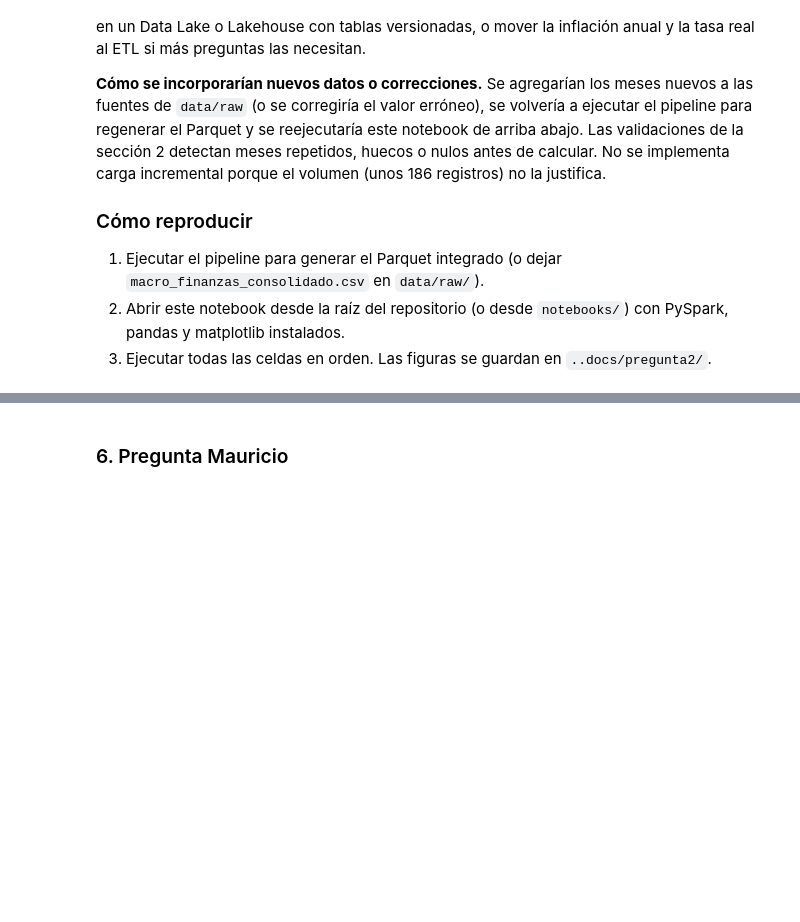
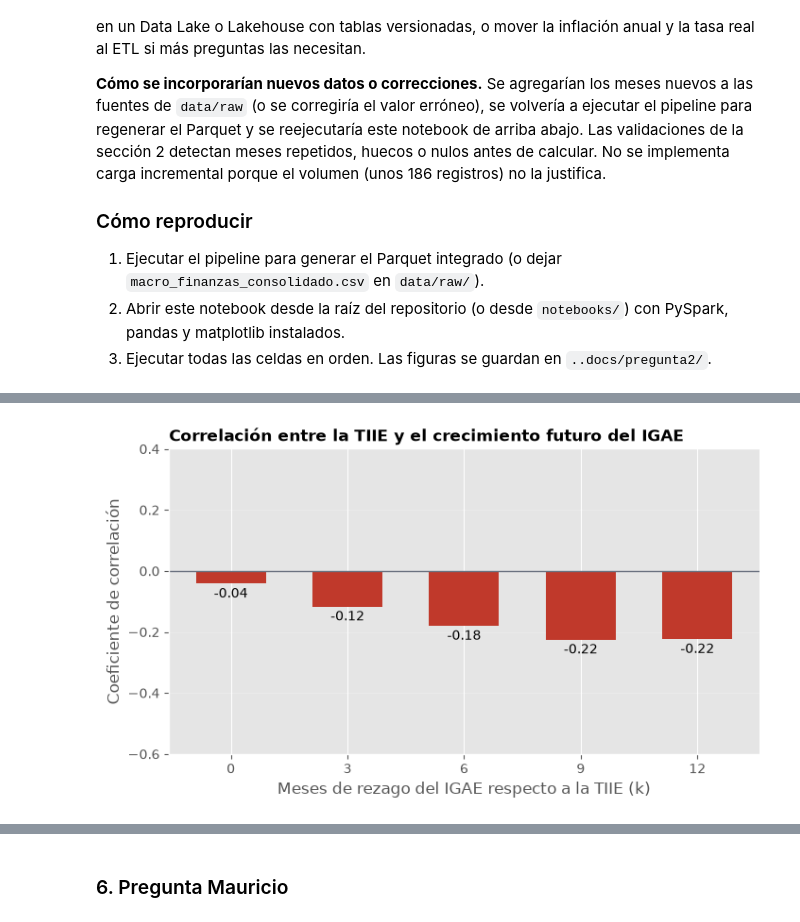
Before and after one commit to mauriciozimag/PyEconGDL, a Jupyter notebook: notebooks/reporte_de_proyecto.ipynb, the cells around one changed output, grey strips where cells are left out. Cells and saved outputs as stored; diff of their text form; code cells hidden in the pictures; blank space fills up the shorter version.

```diff
--- a/notebooks/reporte_de_proyecto.ipynb
+++ b/notebooks/reporte_de_proyecto.ipynb
@@ -408,0 +647,26 @@ Recorrido de los datos en el proyecto y lugar de este notebook:
+# %%
+#Cálculo de indicadores
+pdf_igae = actividad_monetaria.toPandas()
+anual_igae = igae_por_anio.toPandas()
+corr_igae = rezagos_igae_df.toPandas()
+
+n_igae = len(pdf_igae)
+contrac = int(pdf_igae["CONTRACCION_IGAE"].sum())
+crec_restr = pdf_igae.loc[pdf_igae["POSTURA_MONETARIA"] == "Restrictiva", "CREC_IGAE_ANUAL"].mean()
+crec_acom = pdf_igae.loc[pdf_igae["POSTURA_MONETARIA"] == "Acomodaticia", "CREC_IGAE_ANUAL"].mean()
+min_igae = pdf_igae.loc[pdf_igae["CREC_IGAE_ANUAL"].idxmin()]
+max_igae = pdf_igae.loc[pdf_igae["CREC_IGAE_ANUAL"].idxmax()]
+corr_igae_0 = float(corr_igae.loc[corr_igae["REZAGO_MESES"] == 0, "CORRELACION"].iloc[0])
+min_corr_row = corr_igae.loc[corr_igae["CORRELACION"].idxmin()]
+
+print("INDICADOR 1 · Crecimiento del IGAE según postura monetaria")
+print(f"  Crecimiento anual promedio del IGAE: {pdf_igae['CREC_IGAE_ANUAL'].mean():.2f}% ({pdf_igae['CICLO'].iloc[0]} a {pdf_igae['CICLO'].iloc[-1]})")
+print(f"  Crecimiento promedio con TIIE Restrictiva (>= mediana {pdf_igae['TIIE_MEDIANA'].iloc[0]:.2f}%): {crec_restr:.2f}%")
+print(f"  Crecimiento promedio con TIIE Acomodaticia (< mediana): {crec_acom:.2f}%")
+print(f"  Meses con contracción anual del IGAE: {contrac} de {n_igae} ({contrac / n_igae:.1%})")
+print(f"  Mínimo crecimiento: {min_igae['CREC_IGAE_ANUAL']:.2f}% en {min_igae['CICLO']} (TIIE {min_igae['TIIE']:.2f}%)")
+print(f"  Máximo crecimiento: {max_igae['CREC_IGAE_ANUAL']:.2f}% en {max_igae['CICLO']} (TIIE {max_igae['TIIE']:.2f}%)")
+print()
+print("INDICADOR 2 · Rezago de transmisión TIIE -> IGAE")
+print(f"  Correlación contemporánea (rezago 0): {corr_igae_0:.4f}")
+print(f"  Correlación más negativa: {min_corr_row['CORRELACION']:.4f} con rezago de {int(min_corr_row['REZAGO_MESES'])} meses")
@@ -408,0 +736,18 @@ Recorrido de los datos en el proyecto y lugar de este notebook:
+# %%
+#Gráfica 2
+fig, ax = plt.subplots(figsize=(7, 4), constrained_layout=True)
+colores_corr = [ROJO if v < 0 else AZUL for v in corr_igae["CORRELACION"]]
+barras = ax.bar(corr_igae["REZAGO_MESES"].astype(str), corr_igae["CORRELACION"], color=colores_corr, width=0.6)
+ax.bar_label(barras, fmt="%.2f", padding=3)
+ax.axhline(0, color=GRIS, lw=1)
+ax.set_ylim(min(-0.6, corr_igae["CORRELACION"].min() - 0.15), max(0.4, corr_igae["CORRELACION"].max() + 0.15))
+ax.set_title("Correlación entre la TIIE y el crecimiento futuro del IGAE", loc="left", fontsize=12, fontweight="bold")
+ax.set_xlabel("Meses de rezago del IGAE respecto a la TIIE (k)")
+ax.set_ylabel("Coeficiente de correlación")
+ax.spines[["top", "right"]].set_visible(False)
+ax.grid(axis="y", alpha=0.25)
+
+fig.savefig("../docs/pregunta3/tiie_igae_rezagos.png", dpi=150)
+plt.show()
+# %% [output]
+[figure, added]
```
Also changed, not shown: parts of 19 cells of this notebook, 2 other files.
